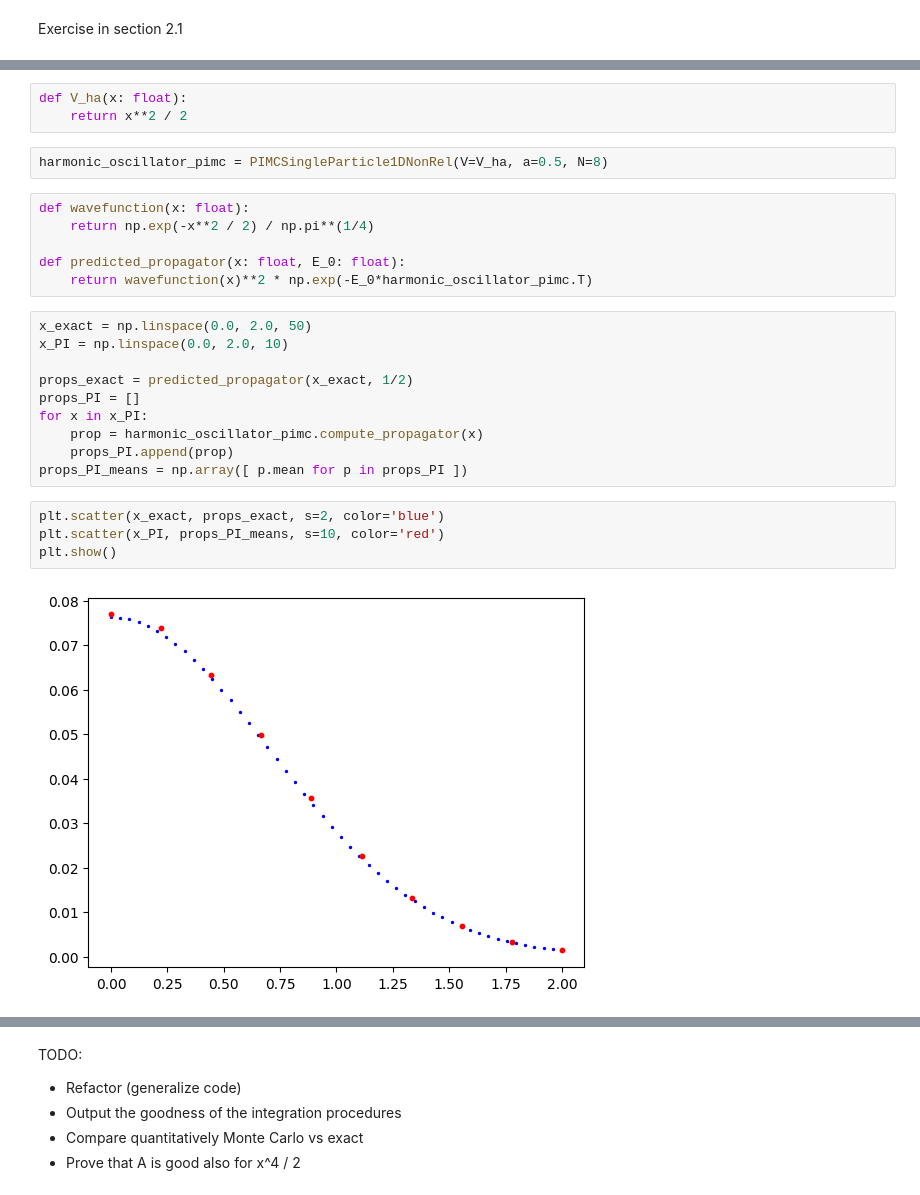
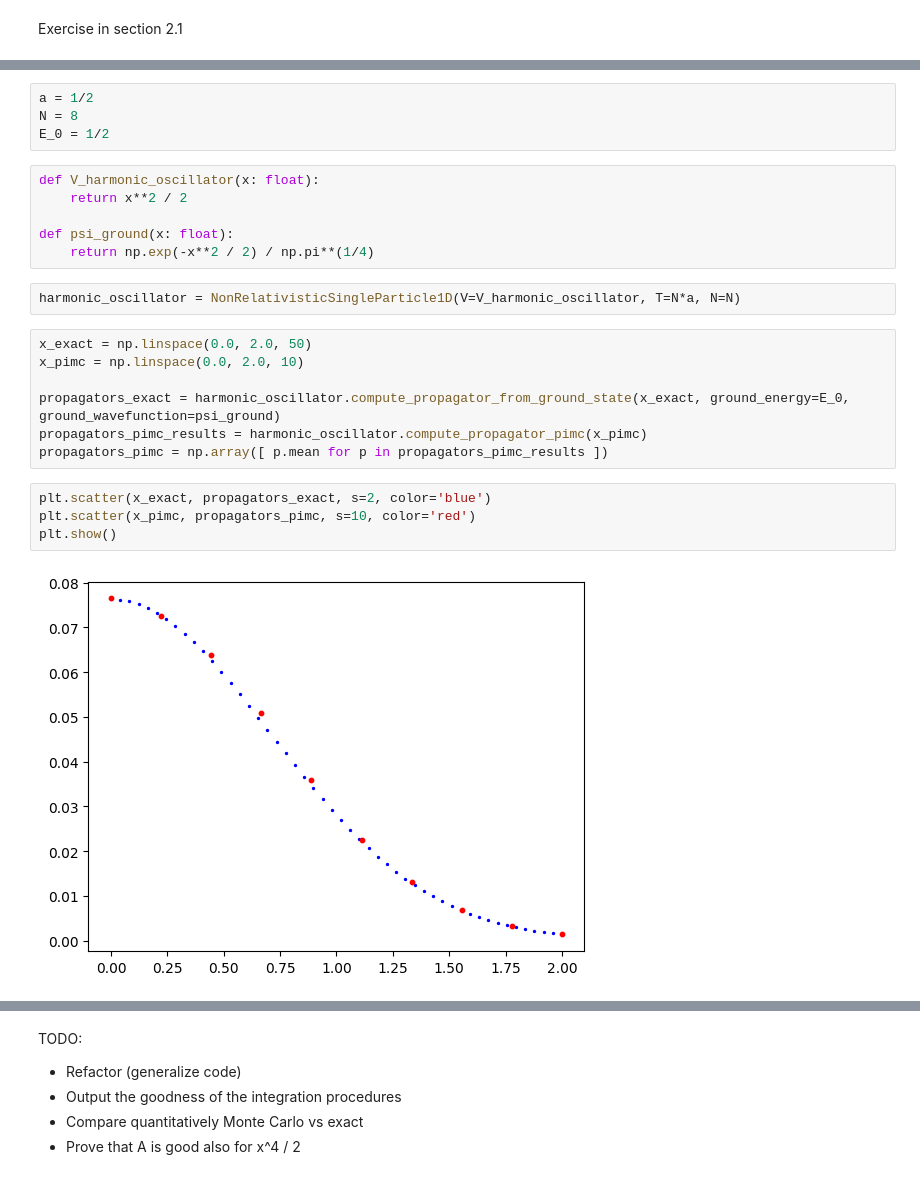
Before and after one commit to lusvelt/path-integral-monte-carlo, a Jupyter notebook: src/discretizing-the-path-integral.ipynb, the cells around one changed output, grey strips where cells are left out. Drawn from its saved outputs; the diff is of its cells as text.

Commit message:
finish refactoring harmonic oscillator (ex. 2.1)

```diff
--- a/src/discretizing-the-path-integral.ipynb
+++ b/src/discretizing-the-path-integral.ipynb
@@ -10,27 +7,25 @@ from pimc import PIMCSingleParticle1DNonRel
+# %%
+a = 1/2
+N = 8
+E_0 = 1/2
 # %%
-def V_ha(x: float):
+def V_harmonic_oscillator(x: float):
     return x**2 / 2
+
+def psi_ground(x: float):
+    return np.exp(-x**2 / 2) / np.pi**(1/4)
-# %%
-harmonic_oscillator_pimc = PIMCSingleParticle1DNonRel(V=V_ha, a=0.5, N=8)
-# %%
-def wavefunction(x: float):
-    return np.exp(-x**2 / 2) / np.pi**(1/4)
-
-def predicted_propagator(x: float, E_0: float):
-    return wavefunction(x)**2 * np.exp(-E_0*harmonic_oscillator_pimc.T)
+# %%
+harmonic_oscillator = NonRelativisticSingleParticle1D(V=V_harmonic_oscillator, T=N*a, N=N)
 # %%
 x_exact = np.linspace(0.0, 2.0, 50)
-x_PI = np.linspace(0.0, 2.0, 10)
+x_pimc = np.linspace(0.0, 2.0, 10)
 
-props_exact = predicted_propagator(x_exact, 1/2)
-props_PI = []
-for x in x_PI:
-    prop = harmonic_oscillator_pimc.compute_propagator(x)
-    props_PI.append(prop)
-props_PI_means = np.array([ p.mean for p in props_PI ])
+propagators_exact = harmonic_oscillator.compute_propagator_from_ground_state(x_exact, ground_energy=E_0, ground_wavefunction=psi_ground)
+propagators_pimc_results = harmonic_oscillator.compute_propagator_pimc(x_pimc)
+propagators_pimc = np.array([ p.mean for p in propagators_pimc_results ])
 # %%
-plt.scatter(x_exact, props_exact, s=2, color='blue')
-plt.scatter(x_PI, props_PI_means, s=10, color='red')
+plt.scatter(x_exact, propagators_exact, s=2, color='blue')
+plt.scatter(x_pimc, propagators_pimc, s=10, color='red')
 plt.show()
 # %% [output]
-[figure, old version]
+[figure, new version]
```
Also changed, not shown: parts of 21 cells of this notebook, 12 other files.
